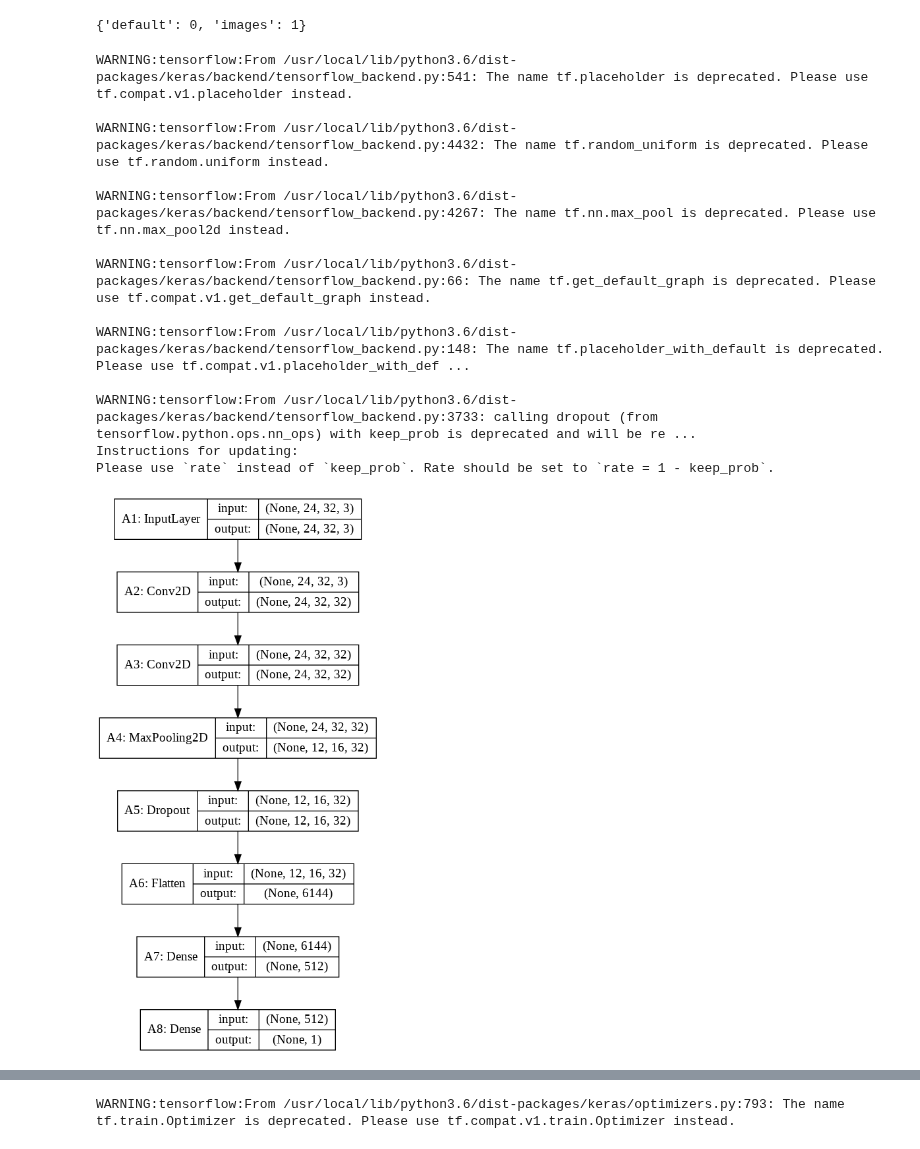
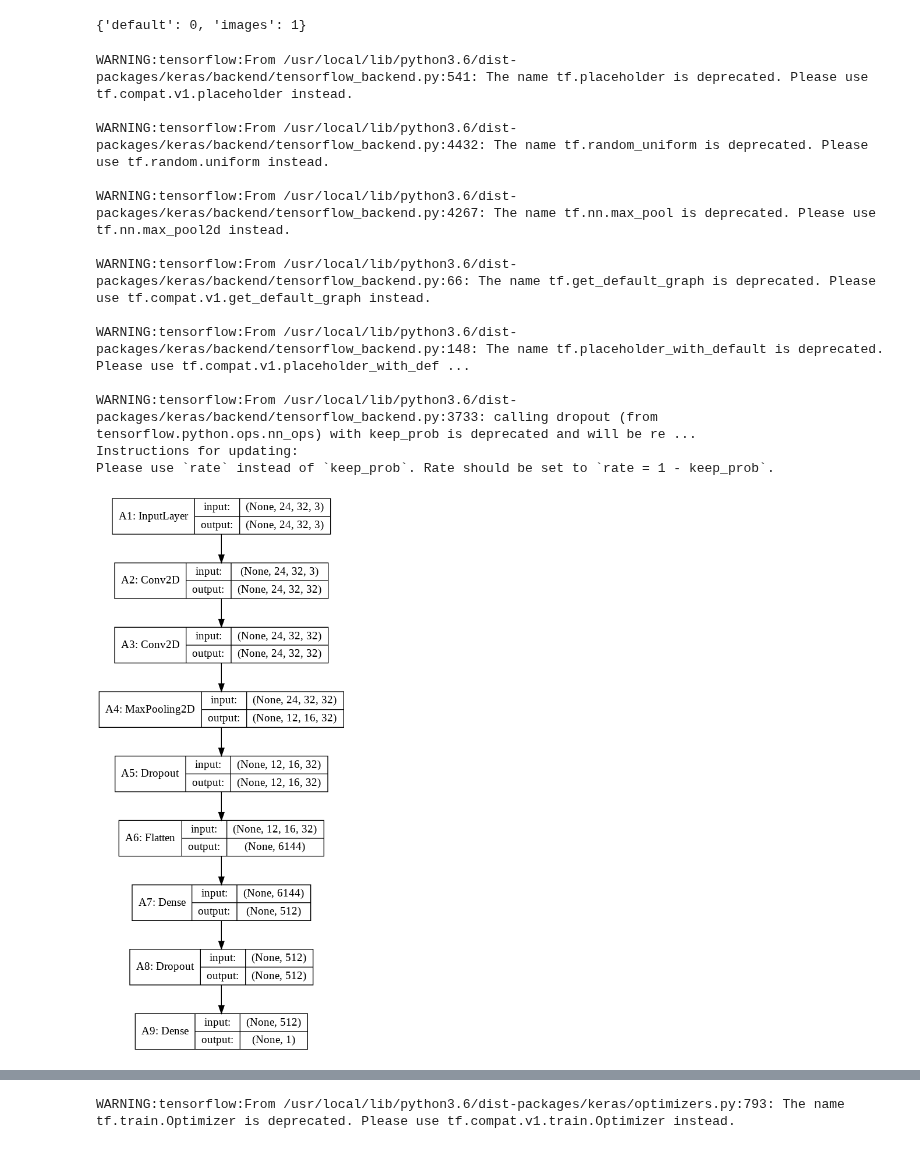
Before and after one commit to jiachin1995/CZ3004_image_recognition, a Jupyter notebook: train_model_ver2 .ipynb, the cells around one changed output, grey strips where cells are left out. Drawn from its saved outputs; the diff is of its cells as text; code cells hidden in the pictures.

```diff
--- a/train_model_ver2 .ipynb
+++ b/train_model_ver2 .ipynb
@@ -73,34 +73,34 @@ train_generator.class_indices
 # %%
 A1 = Input(shape=(INPUT_HEIGHT,INPUT_WIDTH,3),name='A1')
 A2 = Conv2D(32, (3, 4),
                  activation='relu',
                  padding='same',
                  name='A2')(A1)
 A3 = Conv2D(32, (3, 4), activation='relu', padding='same',name='A3')(A2)
 A4 = MaxPooling2D(pool_size=(2, 2),name='A4')(A3)
 A5 = Dropout(0.25,name='A5')(A4)
 A6 = Flatten(name='A6')(A5)
 A7 = Dense(512, activation='relu',name='A7')(A6)
-A8 = Dropout(0.5,name='A8')(A7)
+A8 = Dropout(0.2,name='A8')(A7)
 A9 = Dense(1, activation='hard_sigmoid',name='A9')(A8)
 
 model = Model(inputs=[A1],outputs=[A9])
 plot_model(model,show_shapes=True)
 # %% [output]
 WARNING:tensorflow:From /usr/local/lib/python3.6/dist-packages/keras/backend/tensorflow_backend.py:541: The name tf.placeholder is deprecated. Please use tf.compat.v1.placeholder instead.
 
 WARNING:tensorflow:From /usr/local/lib/python3.6/dist-packages/keras/backend/tensorflow_backend.py:4432: The name tf.random_uniform is deprecated. Please use tf.random.uniform instead.
 
 WARNING:tensorflow:From /usr/local/lib/python3.6/dist-packages/keras/backend/tensorflow_backend.py:4267: The name tf.nn.max_pool is deprecated. Please use tf.nn.max_pool2d instead.
 
 WARNING:tensorflow:From /usr/local/lib/python3.6/dist-packages/keras/backend/tensorflow_backend.py:66: The name tf.get_default_graph is deprecated. Please use tf.compat.v1.get_default_graph instead.
 
 WARNING:tensorflow:From /usr/local/lib/python3.6/dist-packages/keras/backend/tensorflow_backend.py:148: The name tf.placeholder_with_default is deprecated. Please use tf.compat.v1.placeholder_with_def ...
 
 WARNING:tensorflow:From /usr/local/lib/python3.6/dist-packages/keras/backend/tensorflow_backend.py:3733: calling dropout (from tensorflow.python.ops.nn_ops) with keep_prob is deprecated and will be re ...
 Instructions for updating:
 Please use `rate` instead of `keep_prob`. Rate should be set to `rate = 1 - keep_prob`.
-[figure, old version]
+[figure, new version]
 # %%
 model.summary()
 # %% [output]
```
Also changed, not shown: parts of 11 cells of this notebook.
